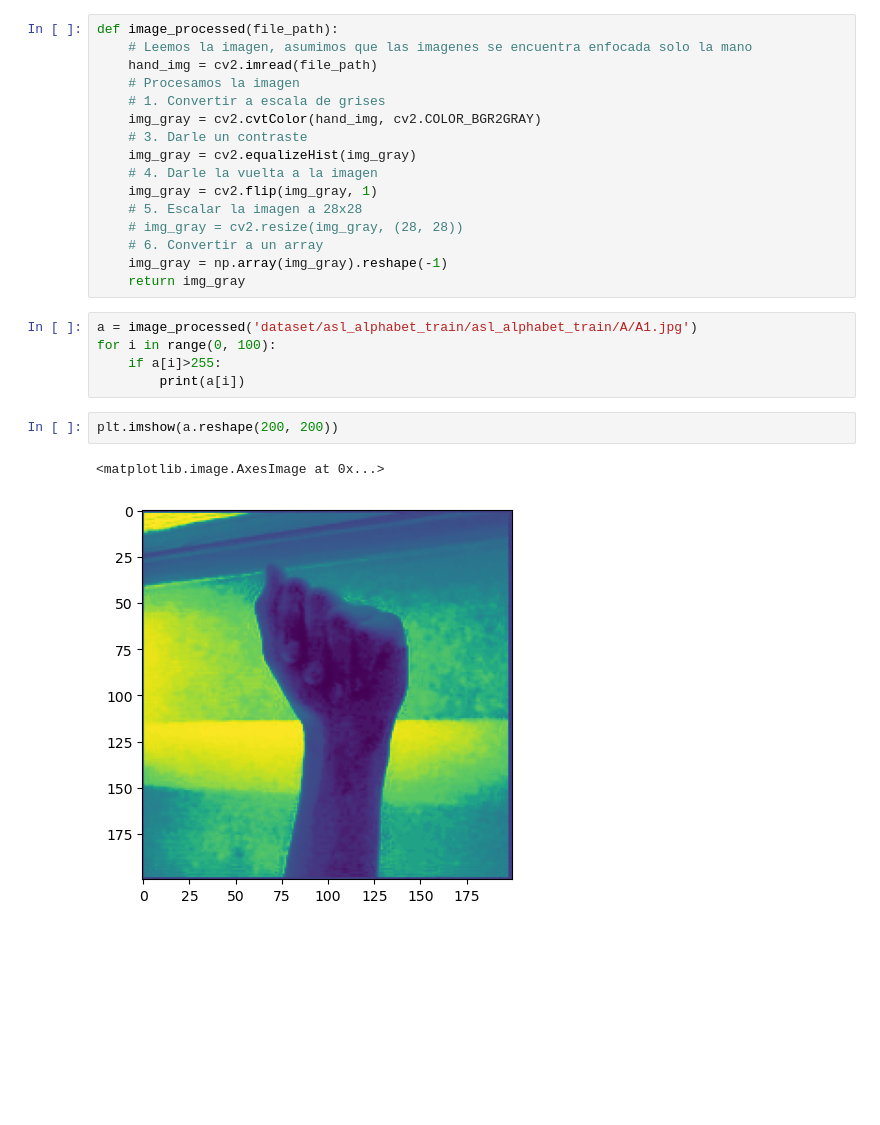
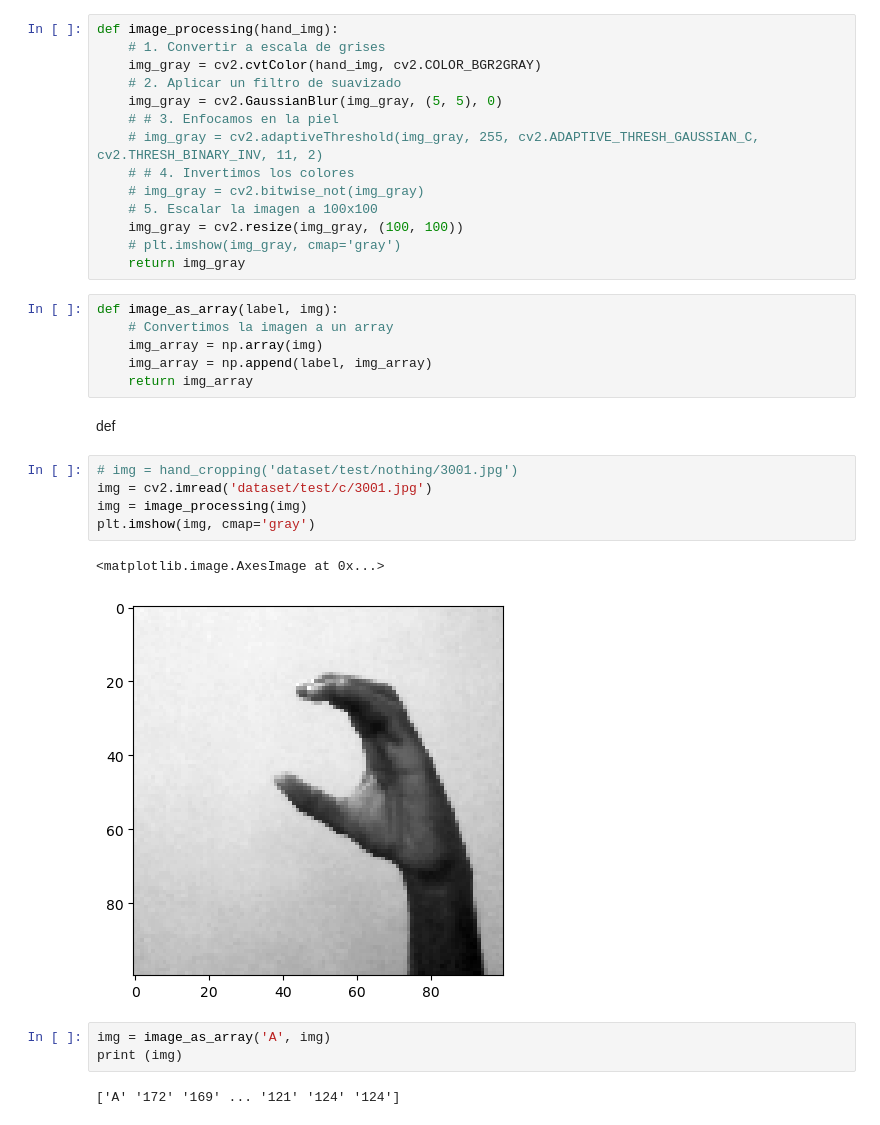
Before and after one commit to TheAlanMC/American-Sign-Language-Detection-Using-Flutter, a Jupyter notebook: backend/image_processing.ipynb, the cells around one changed output. Cells and saved outputs as stored; diff of their text form; blank space fills up the shorter version.

```diff
--- a/backend/image_processing.ipynb
+++ b/backend/image_processing.ipynb
@@ -8,26 +40,35 @@ import matplotlib.pyplot as plt
 # %%
-def image_processed(file_path):
-    # Leemos la imagen, asumimos que las imagenes se encuentra enfocada solo la mano
-    hand_img = cv2.imread(file_path)
-    # Procesamos la imagen
+def image_processing(hand_img):
     # 1. Convertir a escala de grises
     img_gray = cv2.cvtColor(hand_img, cv2.COLOR_BGR2GRAY)
-    # 3. Darle un contraste
-    img_gray = cv2.equalizeHist(img_gray)
-    # 4. Darle la vuelta a la imagen
-    img_gray = cv2.flip(img_gray, 1)
-    # 5. Escalar la imagen a 28x28
-    # img_gray = cv2.resize(img_gray, (28, 28))
-    # 6. Convertir a un array
-    img_gray = np.array(img_gray).reshape(-1)
+    # 2. Aplicar un filtro de suavizado
+    img_gray = cv2.GaussianBlur(img_gray, (5, 5), 0)
+    # # 3. Enfocamos en la piel
+    # img_gray = cv2.adaptiveThreshold(img_gray, 255, cv2.ADAPTIVE_THRESH_GAUSSIAN_C, cv2.THRESH_BINARY_INV, 11, 2)
+    # # 4. Invertimos los colores
+    # img_gray = cv2.bitwise_not(img_gray)
+    # 5. Escalar la imagen a 100x100
+    img_gray = cv2.resize(img_gray, (100, 100))
+    # plt.imshow(img_gray, cmap='gray')
     return img_gray
-# %%
-a = image_processed('dataset/asl_alphabet_train/asl_alphabet_train/A/A1.jpg')
-for i in range(0, 100):
-    if a[i]>255:
-        print(a[i])
-# %%
-plt.imshow(a.reshape(200, 200))
-# %% [output]
-<matplotlib.image.AxesImage at 0x...>
-[figure, removed]
+# %%
+def image_as_array(label, img):
+    # Convertimos la imagen a un array
+    img_array = np.array(img)
+    img_array = np.append(label, img_array)
+    return img_array
+# %% [markdown]
+def
+# %%
+# img = hand_cropping('dataset/test/nothing/3001.jpg')
+img = cv2.imread('dataset/test/c/3001.jpg')
+img = image_processing(img)
+plt.imshow(img, cmap='gray')
+# %% [output]
+<matplotlib.image.AxesImage at 0x...>
+[figure, added]
+# %%
+img = image_as_array('A', img)
+print (img)
+# %% [output]
+['A' '172' '169' ... '121' '124' '124']
```
Also changed, not shown: parts of 3 cells of this notebook, 6 other files.
